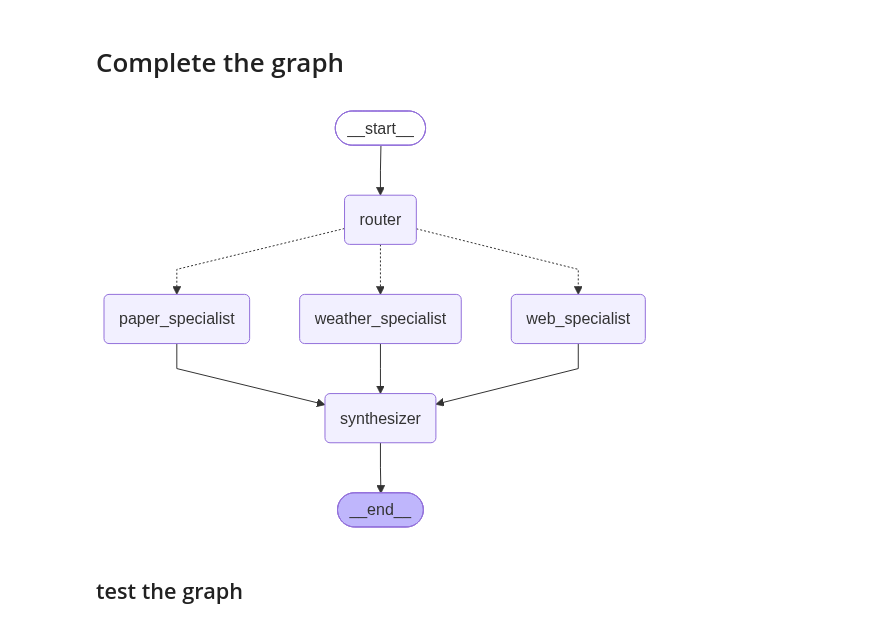
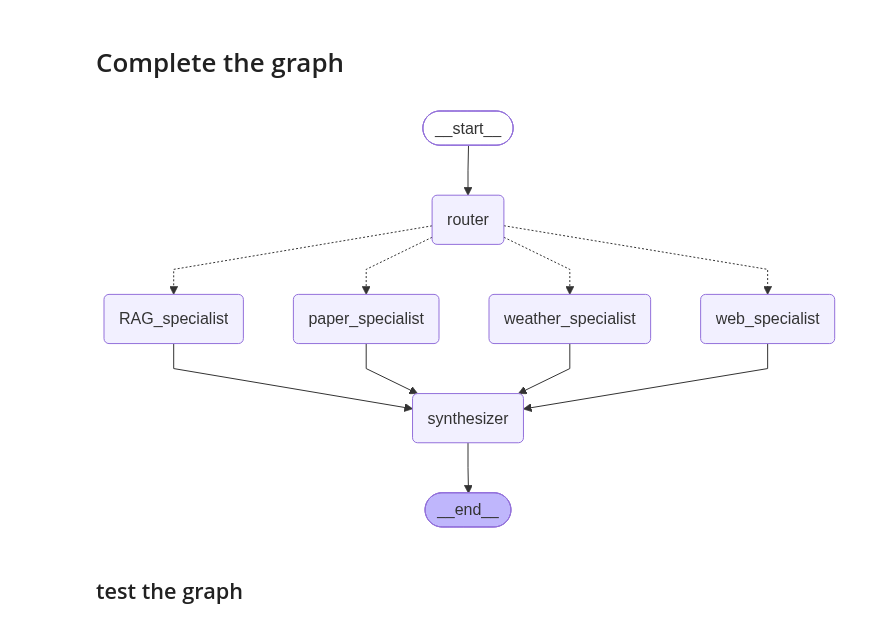
Before and after one commit to NawazAli20/mcp-server, a Jupyter notebook: Agents/agentWithRoutingOrchestration.ipynb, the cells around one changed output. Saved outputs shown, nothing was run; the diff lists cells and outputs as text; code cells hidden in the pictures.

Commit message:
MCP-Langchain agent is created

```diff
--- a/Agents/agentWithRoutingOrchestration.ipynb
+++ b/Agents/agentWithRoutingOrchestration.ipynb
@@ -210,0 +303,13 @@ def run_paper_specialist(state:ResearchState)->ResearchState:
+# %%
+def run_RAG_specialist(state:ResearchState)->ResearchState:
+    """Resturn langchain documentation"""
+
+    result = RAG_agent.invoke({
+       "messages": [
+            SystemMessage(content="""You are an helpful langchain documentation"""),
+            HumanMessage(content=f"user Question: {state["question"]}")
+        ]
+    }
+    )
+
+    return {"RAG_results":result["messages"][-1].content}
@@ -212,10 +325,10 @@ def run_paper_specialist(state:ResearchState)->ResearchState:
 # Create router node
 # %%
 class RouteDecision(BaseModel):
-    routes: list[Literal["weather","web","paper"]] = Field(
+    routes: list[Literal["weather","web","paper","RAG"]] = Field(
         description="""Return the routes based on the question. Return weather for weather related query.
         return web for internet search or current affiars related query, return paper for arxiv papers and
-        other papers related query.
+        other papers related query. Return RAG for agent, langchain, langgraph and deep agent related query.
         """
     )
 
@@ -246,6 +359,8 @@ def select_specialists(state:ResearchState)->list[str]:
         destinations.append("web_specialist")
     if("paper" in state["routes"]):
         destinations.append("paper_specialist")
+    if("RAG" in state["routes"]):
+            destinations.append("RAG_specialist")
 
     return destinations
 # %% [markdown]
@@ -261,6 +376,8 @@ def synthesizer(state:ResearchState)->ResearchState:
         evidence.append(f" Web specialist: {state["web_result"]}")
     if(state.get("paper_result")):
         evidence.append(f" Paper specialist: {state["paper_result"]}")
+    if(state.get("RAG_result")):
+            evidence.append(f" RAG specialist: {state["RAG_result"]}")
 
 
     response = llm_primary.invoke([
@@ -277,28 +394,30 @@ def synthesizer(state:ResearchState)->ResearchState:
 # %%
 graph = StateGraph(ResearchState)
 
 #Nodes
 graph.add_node(router)
 graph.add_node("weather_specialist",run_weather_specialist)
 graph.add_node("web_specialist",run_web_specialist)
 graph.add_node("paper_specialist",run_paper_specialist)
+graph.add_node("RAG_specialist",run_RAG_specialist)
 graph.add_node(synthesizer)
 
 #Edges
 graph.add_edge(START,"router")
 graph.add_conditional_edges(
-    "router", select_specialists, ["weather_specialist","web_specialist","paper_specialist"]
+    "router", select_specialists, ["weather_specialist","web_specialist","paper_specialist","RAG_specialist"]
 )
 graph.add_edge("weather_specialist","synthesizer")
 graph.add_edge("web_specialist","synthesizer")
 graph.add_edge("paper_specialist","synthesizer")
+graph.add_edge("RAG_specialist","synthesizer")
 
 graph.add_edge("synthesizer", END)
 
-graph = graph.compile(checkpointer=InMemorySaver())
+graph = graph.compile()
 graph
 # %% [output]
-[figure, old version]
+[figure, new version]
 # %% [markdown]
 ## test the graph
 # %%
```
Also changed, not shown: parts of 22 cells of this notebook, 5 other files.
